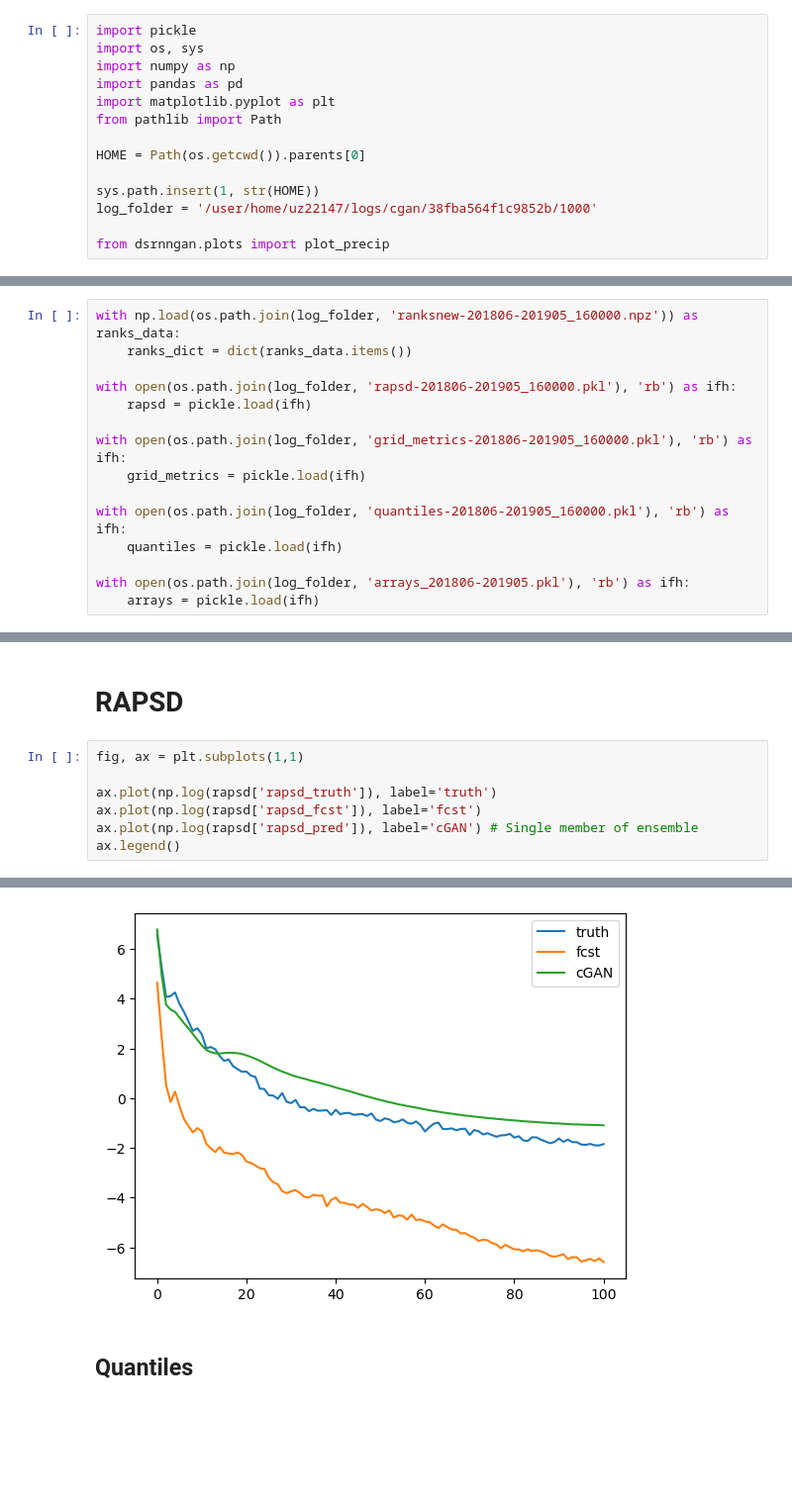
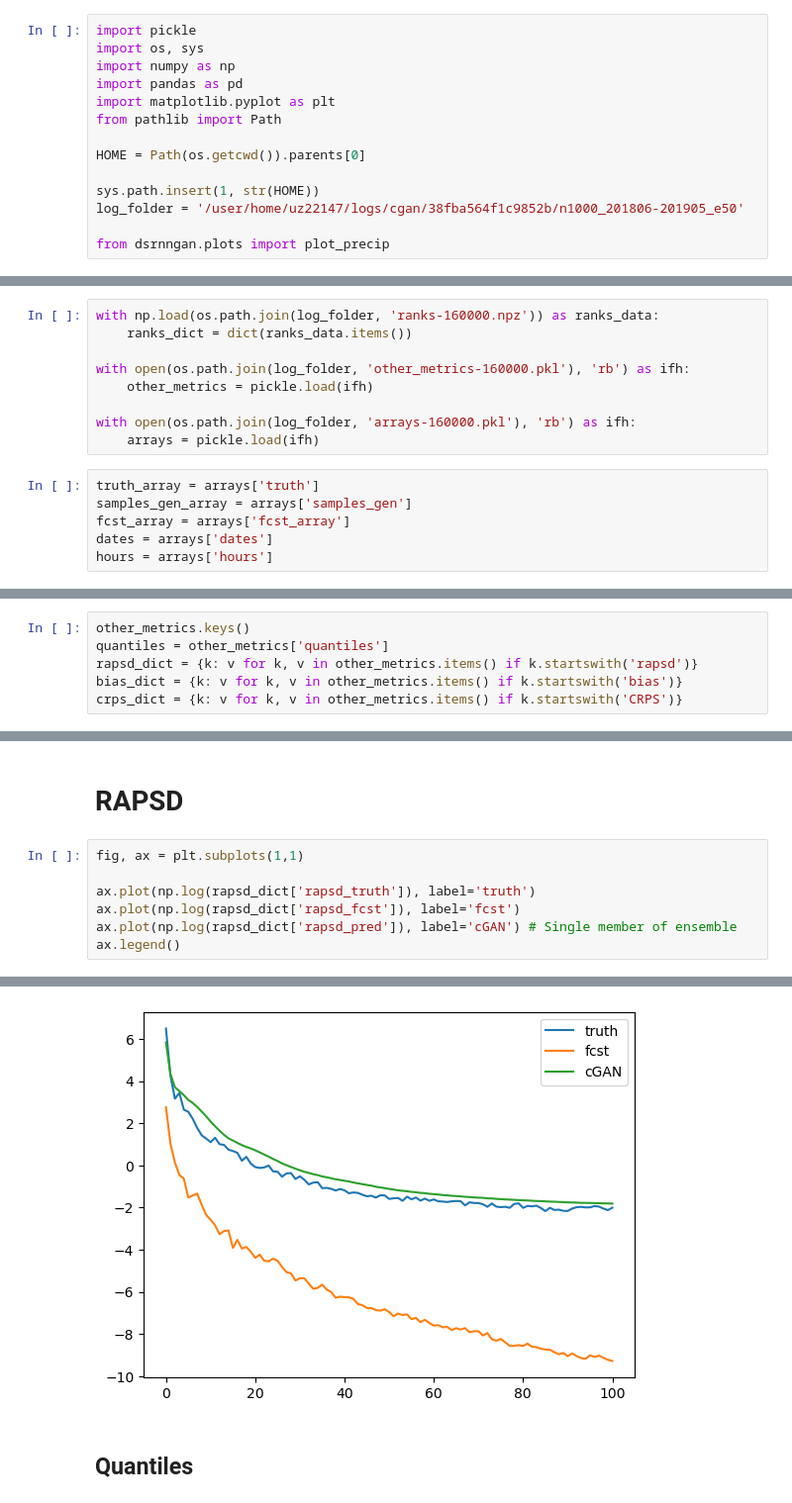
Before and after one commit to mlangguth89/downscaling-cgan, a Jupyter notebook: notebooks/plot_cgan_metrics.ipynb, the cells around one changed output, grey strips where cells are left out. Shown at 99% size. Drawn from its saved outputs; the diff is of its cells as text; blank space fills up the shorter version.

```diff
--- a/notebooks/plot_cgan_metrics.ipynb
+++ b/notebooks/plot_cgan_metrics.ipynb
@@ -12,7 +12,7 @@ from pathlib import Path
 HOME = Path(os.getcwd()).parents[0]
 
 sys.path.insert(1, str(HOME))
-log_folder = '/user/home/uz22147/logs/cgan/38fba564f1c9852b/1000'
+log_folder = '/user/home/uz22147/logs/cgan/38fba564f1c9852b/n1000_201806-201905_e50'
 
 from dsrnngan.plots import plot_precip
 # %%
@@ -24,15 +24,15 @@ eval_df.head()
 # %%
-with np.load(os.path.join(log_folder, 'ranksnew-201806-201905_160000.npz')) as ranks_data:
+with np.load(os.path.join(log_folder, 'ranks-160000.npz')) as ranks_data:
     ranks_dict = dict(ranks_data.items())
 
-with open(os.path.join(log_folder, 'rapsd-201806-201905_160000.pkl'), 'rb') as ifh:
-    rapsd = pickle.load(ifh)
+with open(os.path.join(log_folder, 'other_metrics-160000.pkl'), 'rb') as ifh:
+    other_metrics = pickle.load(ifh)
 
-with open(os.path.join(log_folder, 'grid_metrics-201806-201905_160000.pkl'), 'rb') as ifh:
-    grid_metrics = pickle.load(ifh)
-
-with open(os.path.join(log_folder, 'quantiles-201806-201905_160000.pkl'), 'rb') as ifh:
-    quantiles = pickle.load(ifh)
-
-with open(os.path.join(log_folder, 'arrays_201806-201905.pkl'), 'rb') as ifh:
+with open(os.path.join(log_folder, 'arrays-160000.pkl'), 'rb') as ifh:
     arrays = pickle.load(ifh)
+# %%
+truth_array = arrays['truth']
+samples_gen_array = arrays['samples_gen']
+fcst_array = arrays['fcst_array']
+dates = arrays['dates']
+hours = arrays['hours']
@@ -38,0 +121,6 @@ with open(os.path.join(log_folder, 'arrays_201806-201905.pkl'), 'rb') as ifh:
+# %%
+other_metrics.keys()
+quantiles = other_metrics['quantiles']
+rapsd_dict = {k: v for k, v in other_metrics.items() if k.startswith('rapsd')}
+bias_dict = {k: v for k, v in other_metrics.items() if k.startswith('bias')}
+crps_dict = {k: v for k, v in other_metrics.items() if k.startswith('CRPS')}
@@ -48,12 +151,12 @@ plt.show()
 # %%
 fig, ax = plt.subplots(1,1)
 
-ax.plot(np.log(rapsd['rapsd_truth']), label='truth')
-ax.plot(np.log(rapsd['rapsd_fcst']), label='fcst')
-ax.plot(np.log(rapsd['rapsd_pred']), label='cGAN') # Single member of ensemble
+ax.plot(np.log(rapsd_dict['rapsd_truth']), label='truth')
+ax.plot(np.log(rapsd_dict['rapsd_fcst']), label='fcst')
+ax.plot(np.log(rapsd_dict['rapsd_pred']), label='cGAN') # Single member of ensemble
 ax.legend()
 # %% [output]
 <matplotlib.legend.Legend at 0x...>
-[figure, old version]
+[figure, new version]
 # %% [markdown]
 ## Quantiles
```
Also changed, not shown: parts of 23 cells of this notebook, 5 other files.
